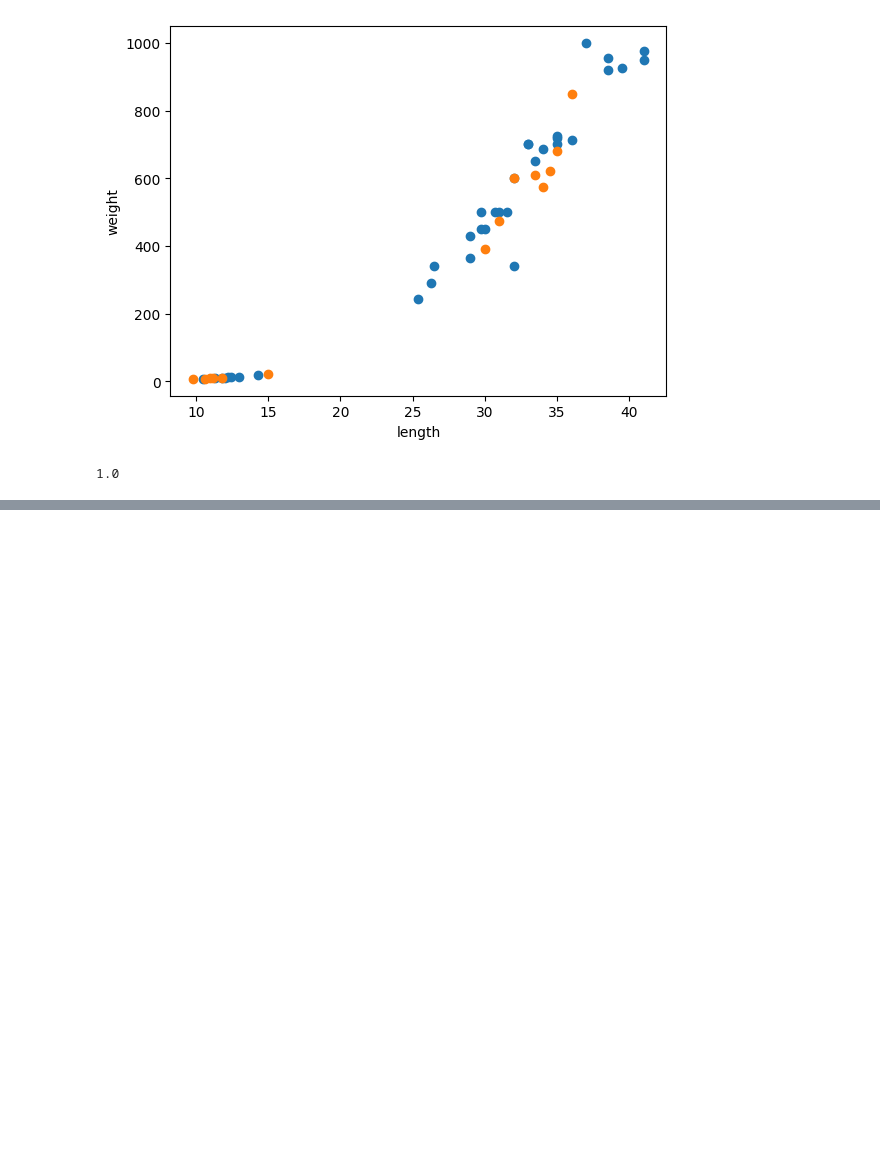
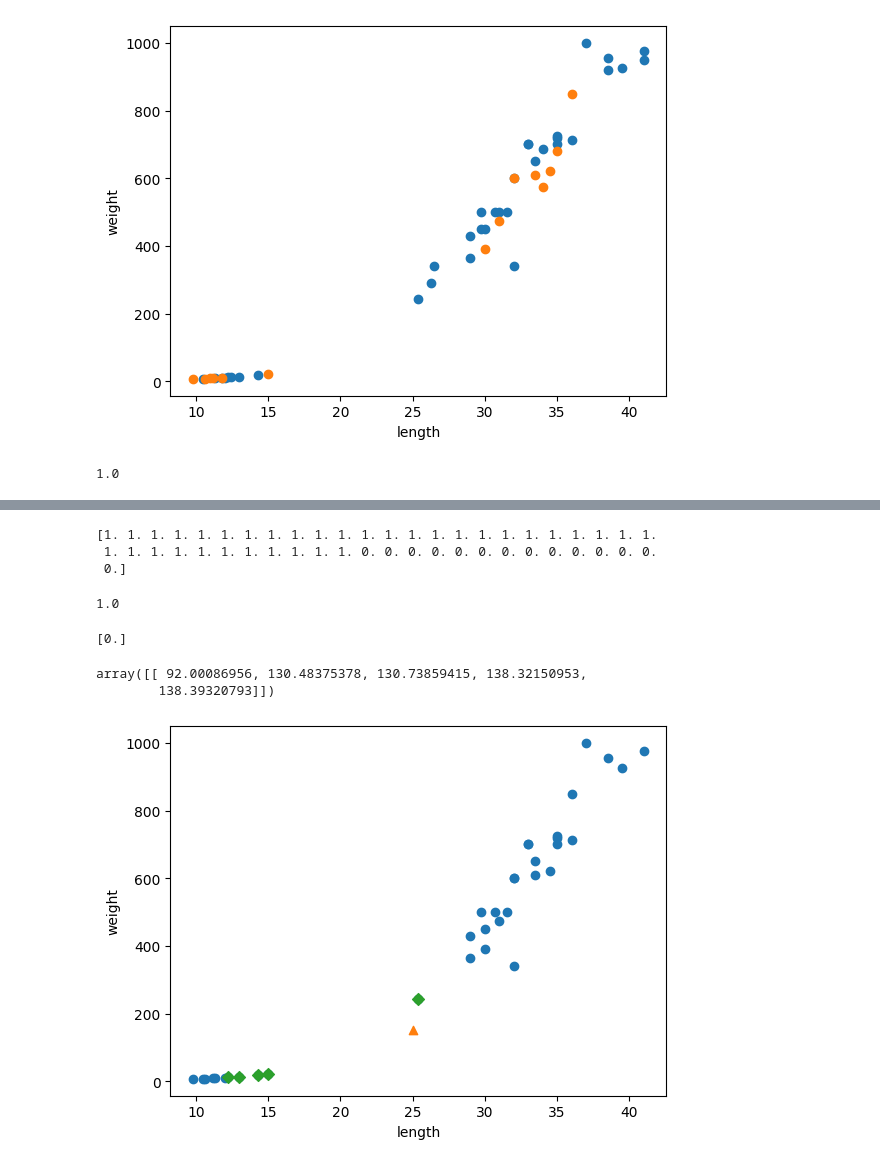
Before and after one commit to Juseong-Yu/hongonmachine, a Jupyter notebook: 혼공머신.ipynb, the cells around one changed output, grey strips where cells are left out. Drawn from its saved outputs; the diff is of its cells as text; code cells hidden in the pictures; blank space fills up the shorter version.

```diff
--- a/혼공머신.ipynb
+++ b/혼공머신.ipynb
@@ -162,0 +187,44 @@ kn.score(test_input, test_target)
+# %%
+# 넘파이 함수를 이용해 1과 0이 채워진 리스트를 만든 후, concatenate로 합친다.
+fish_target = np.concatenate((np.ones(35), np.zeros(14)))
+print(fish_target)
+# %% [output]
+[1. 1. 1. 1. 1. 1. 1. 1. 1. 1. 1. 1. 1. 1. 1. 1. 1. 1. 1. 1. 1. 1. 1. 1.
+ 1. 1. 1. 1. 1. 1. 1. 1. 1. 1. 1. 0. 0. 0. 0. 0. 0. 0. 0. 0. 0. 0. 0. 0.
+ 0.]
+# %%
+# 훈련 세트와 테스트 세트를 분리하는 사이킷런을 이용해 분리
+from sklearn.model_selection import train_test_split
+
+train_input, test_input, train_target, test_target = train_test_split(fish_data, fish_target, stratify = fish_target, random_state=42)
+# %%
+# k-최근접 이웃 알고리즘을 이용해 모델 적합도 확인
+from sklearn.neighbors import KNeighborsClassifier
+
+kn = KNeighborsClassifier()
+kn.fit(train_input, train_target)
+kn.score(test_input, test_target)
+# %% [output]
+1.0
+# %%
+# 실제로는 도미인 데이터를 확인해 보니 빙어로 나오네??
+print(kn.predict([[25,150]]))
+# %% [output]
+[0.]
+# %%
+distances, indexs = kn.kneighbors([[25,150]])
+# %% [output]
+array([[ 92.00086956, 130.48375378, 130.73859415, 138.32150953,
+        138.39320793]])
+# %%
+import matplotlib.pyplot as plt
+
+# 이상한 도미값과 가장 가까운 5개를 확인하기 위한 산점도
+plt.scatter(train_input[:,0], train_input[:,1])
+plt.scatter(25,150,marker='^')
+plt.scatter(train_input[indexs,0], train_input[indexs,1], marker='D')
+plt.xlabel('length') # x 축에 길이
+plt.ylabel('weight') # y 축에 무게
+plt.show()
+# %% [output]
+[figure, added]
```
Also changed, not shown: parts of 8 cells of this notebook.
